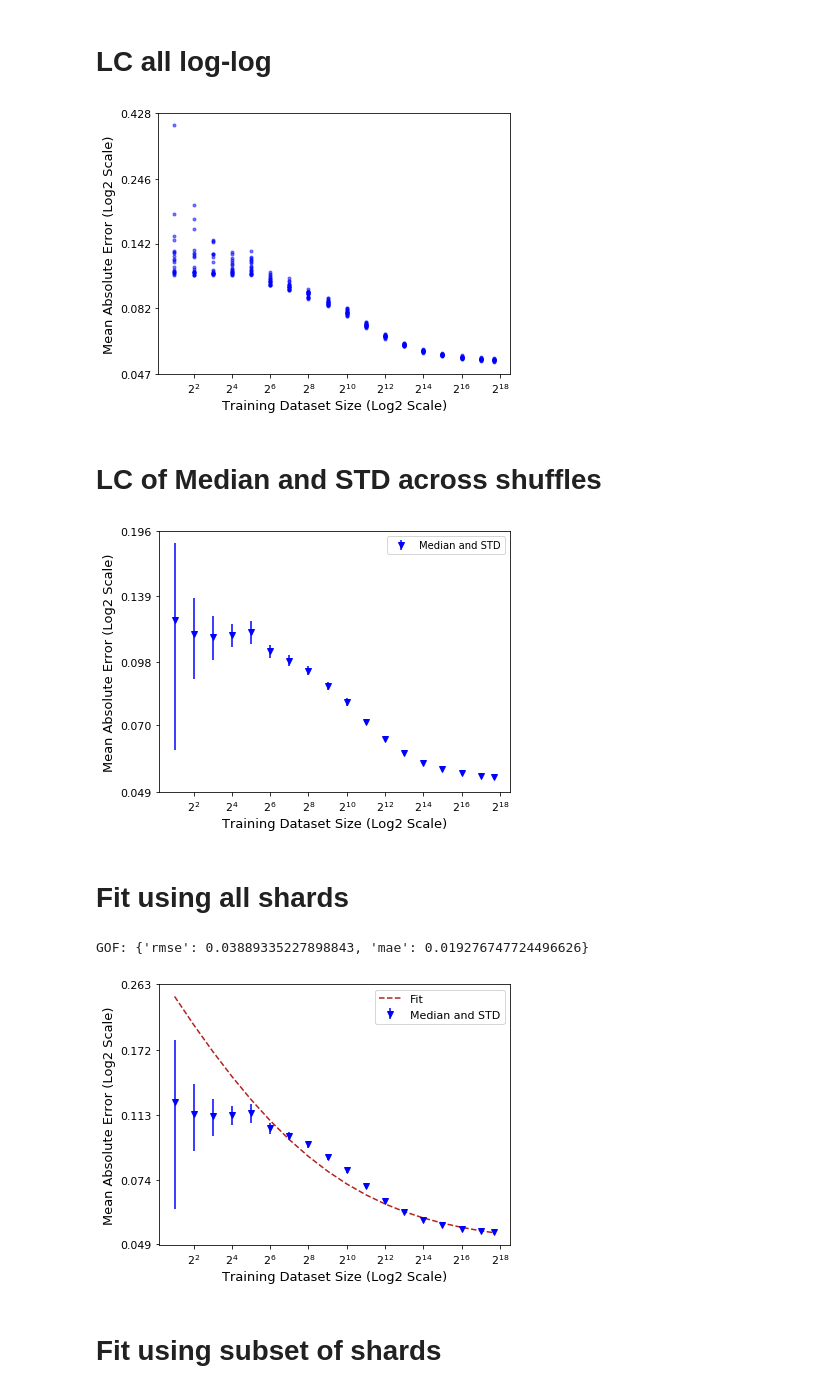
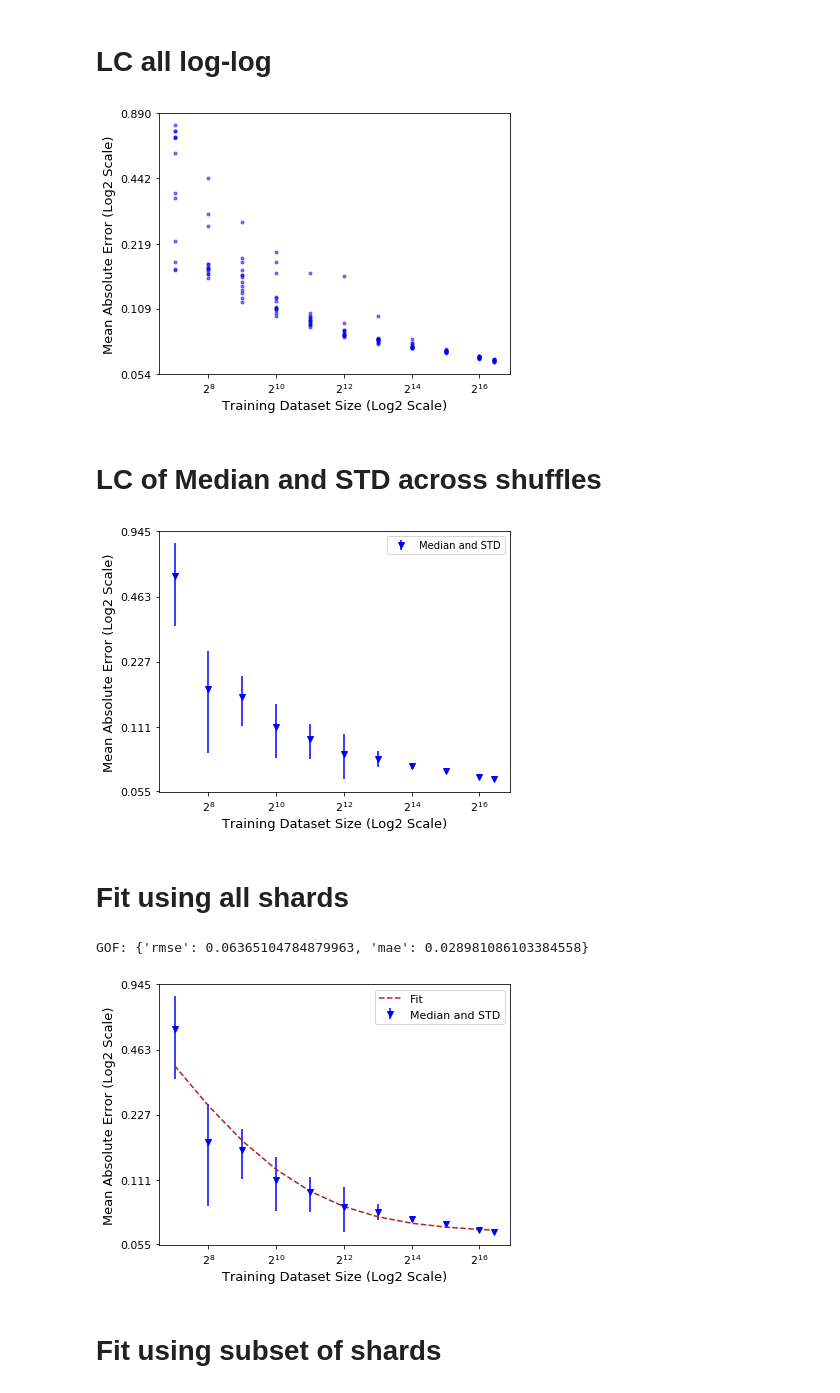
Before and after one commit to adpartin/LearningCurves, a Jupyter notebook: notebooks/01_many_seed_runs_analsis.ipynb, the cells around one changed output. Saved outputs shown, nothing was run; the diff lists cells and outputs as text; code cells hidden in the pictures.

```diff
--- a/notebooks/01_many_seed_runs_analsis.ipynb
+++ b/notebooks/01_many_seed_runs_analsis.ipynb
@@ -61,18 +61,19 @@ def set_yticks_ap(ax, ylim=None):
 # %% [markdown]
 ### Load results from runs
 # %%
-# src = 'gdsc'
-src = 'top6'
+src = 'gdsc'
+# src = 'top6'
 
 # GDSC
 if src == 'gdsc':
-    base_dir = Path('/vol/ml/apartin/projects/LearningCurves/trn.gdsc/split_on_cell/multi_seed_lgbm_100_trees')
-    # base_dir = Path('/vol/ml/apartin/projects/LearningCurves/trn.gdsc/split_on_cell/multi_seed_rf_100_trees')
+    # base_dir = Path('/vol/ml/apartin/projects/LearningCurves/trn.gdsc/split_on_none/multi_seed_lgbm_100_trees')
+    # base_dir = Path('/vol/ml/apartin/projects/LearningCurves/trn.gdsc/split_on_none/multi_seed_rf_100_trees')
+    base_dir = Path('/vol/ml/apartin/projects/LearningCurves/trn.gdsc/split_on_none/nn_reg0')
 
 elif src == 'top6':
-    base_dir = Path('/vol/ml/apartin/projects/LearningCurves/trn.top6/split_on_none/multi_seed_lgbm_100_trees')
+    # base_dir = Path('/vol/ml/apartin/projects/LearningCurves/trn.top6/split_on_none/multi_seed_lgbm_100_trees')
     # base_dir = Path('/vol/ml/apartin/projects/LearningCurves/trn.top6/split_on_none/multi_seed_rf_100_trees')
-    # base_dir = Path('/vol/ml/apartin/projects/LearningCurves/trn.top6/split_on_none/nn_reg0')
+    base_dir = Path('/vol/ml/apartin/projects/LearningCurves/trn.top6/split_on_none/nn_reg0')
 
 elif src == 'ctrp':
     pass
@@ -132,3 +132,5 @@ Training set sizes: [     2      4      8     16     32     64    128    256
+# %%
+scores_te = scores_te.drop(columns=['run11'])
 # %% [markdown]
 # LC all lin-lin
 # %%
@@ -179,7 +181,7 @@ ax.grid(False)
 plt.tight_layout()
 plt.savefig(base_dir/(f'{src}_all_runs_loglog.png'), dpi=200)
 # %% [output]
-[figure, old version]
+[figure, new version]
 # %%
 # Fit data
 # pp_utils.fit_lc_multi_runs(runs, metric_name=metric_name, tr_set='te',
@@ -227,51 +229,53 @@ ax.grid(False)
 plt.tight_layout()
 plt.savefig(base_dir/(f'{src}_avg_median_std.png'), dpi=200)
 # %% [output]
-[figure, old version]
+[figure, new version]
 # %% [markdown]
 # Fit using all shards
 # %%
-x = scr['tr_size']
-y = scr[y_col_name]
-yerr = scr['std']
+x = scr['tr_size'].values
+y = scr[y_col_name].values
+yerr = scr['std'].values
 
-shard_min_idx = 0
-xf = x[shard_min_idx:]
-yf = y[shard_min_idx:]
+shard_min_id = 0
+xf = x[shard_min_id:]
+yf = y[shard_min_id:]
 prms = fit_params(xf, yf)
 yfit = biased_powerlaw(xf, **prms)
 
 ax = None
 
+# Median values
 ax = lrn_crv_plot.plot_lrn_crv_new(x=x, y=y, yerr=yerr,
                                    ax=ax, ls='', marker='v', alpha=1,
                                    **plot_args, color='b', label='Median and STD')
 
+# Fit
 ax = lrn_crv_plot.plot_lrn_crv_new(x=xf, y=yfit,
                                    ax=ax, ls='--', marker='', alpha=1,
                                    **plot_args, color='firebrick', label='Fit')
 gof = calc_gof(yf, yfit)
 print('GOF:', gof)
 
 # ---------------------
 # General axes prms
 # https://matplotlib.org/3.1.1/api/_as_gen/matplotlib.axes.Axes.tick_params.html
 ax.tick_params(axis='both', labelsize=11)
 
 # Set X axis
 xlim = ax.get_xlim()
 # ax.set_xticks([2**i for i in range(2, 17)])
 
 # Set Y axis
 ax = set_yticks_ap(ax)
 
 ax.legend(frameon=True, fontsize=11, loc='best');
 ax.grid(False)
 plt.tight_layout()
 plt.savefig(base_dir/(f'{src}_fit_using_all_shards.png'), dpi=200)
 # %% [output]
-GOF: {'rmse': 0.03889335227898843, 'mae': 0.019276747724496626}
+GOF: {'rmse': 0.06365104784879963, 'mae': 0.028981086103384558}
-[figure, old version]
+[figure, new version]
 # %% [markdown]
 # Fit using subset of shards
 # %%
```
Also changed, not shown: parts of 9 cells of this notebook, 1 other file.
